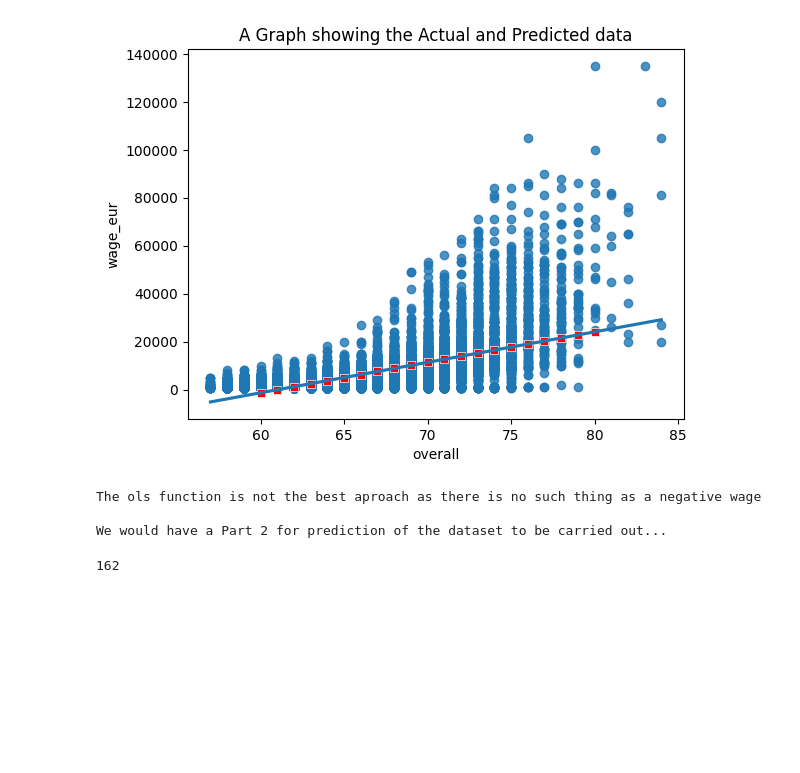
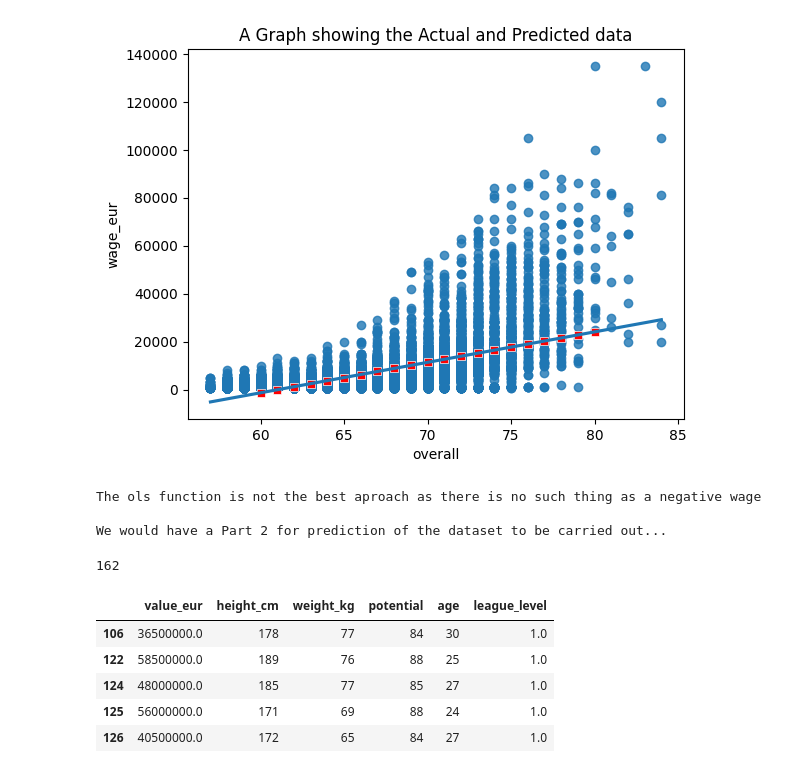
Before and after one commit to ToluPaul/Fifa-22_analysis, a Jupyter notebook: Fifa.ipynb, the cells around one changed output. Cells and saved outputs as stored; diff of their text form; code cells hidden in the pictures; blank space fills up the shorter version.

```diff
--- a/Fifa.ipynb
+++ b/Fifa.ipynb
@@ -460,0 +469,10 @@ p21['nationality_id'].nunique()
+# %%
+feature = p21_no_outlier[feat_col]
+feature.head()
+# %% [output]
+|  | value_eur | height_cm | weight_kg | potential | age | league_level |
+| 106 | 36500000.0 | 178 | 77 | 84 | 30 | 1.0 |
+| 122 | 58500000.0 | 189 | 76 | 88 | 25 | 1.0 |
+| 124 | 48000000.0 | 185 | 77 | 85 | 27 | 1.0 |
+| 125 | 56000000.0 | 171 | 69 | 88 | 24 | 1.0 |
+| 126 | 40500000.0 | 172 | 65 | 84 | 27 | 1.0 |
```
Also changed, not shown: parts of 9 cells of this notebook.
